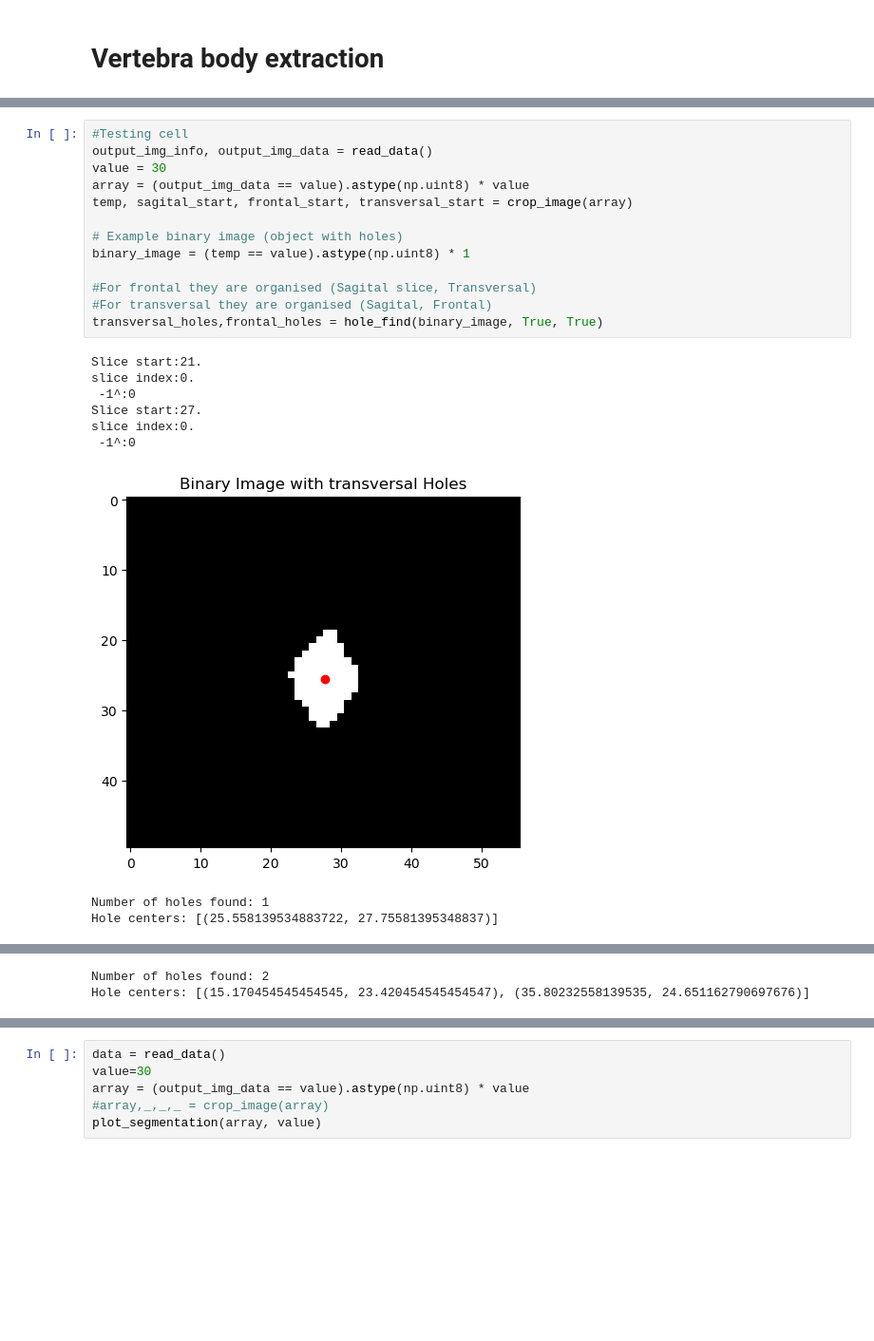
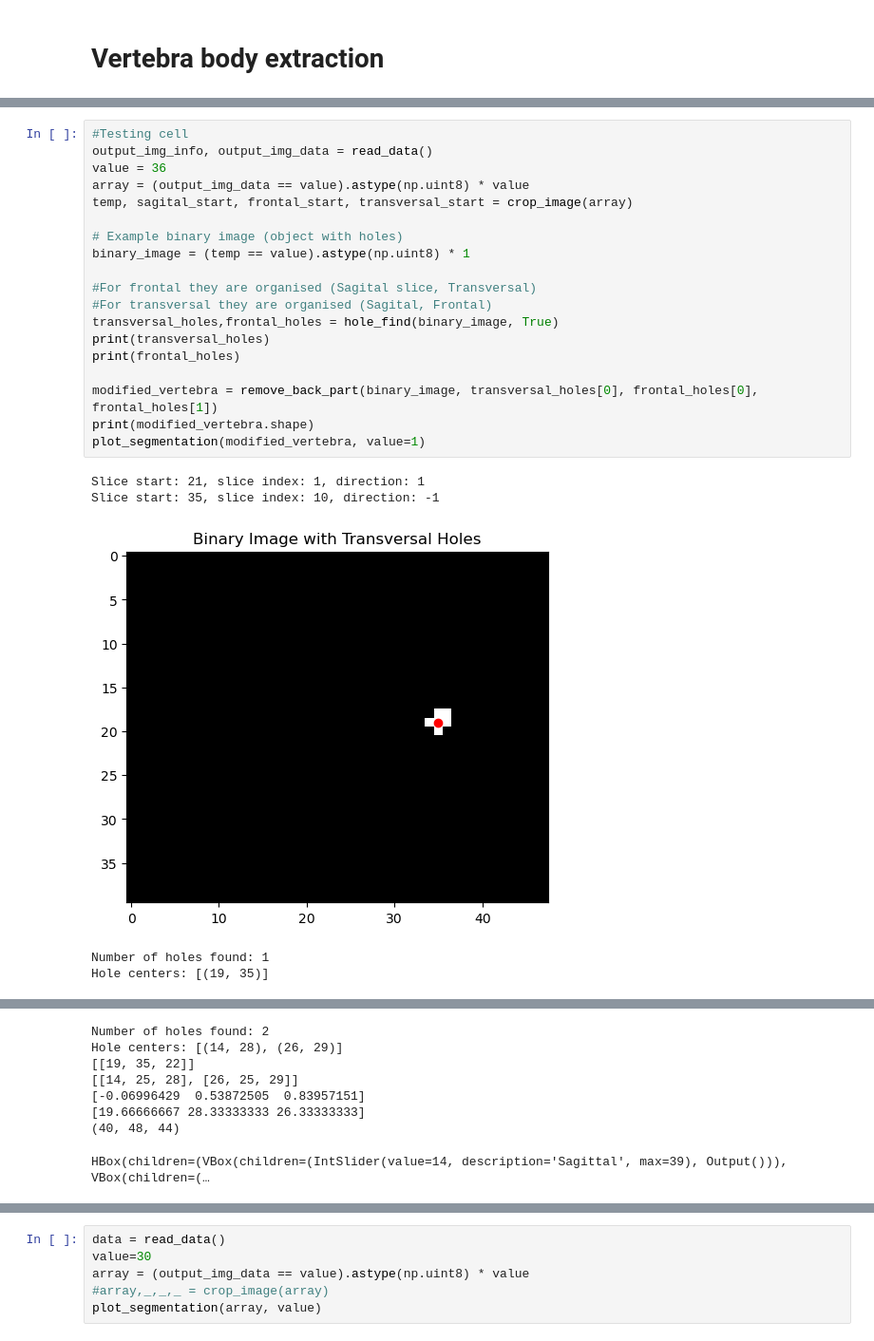
Before and after one commit to EmilKoco/Segmentation-practice, a Jupyter notebook: TestProgam.ipynb, the cells around one changed output, grey strips where cells are left out. Shown: that part at 95% size. Saved outputs shown, nothing was run; the diff lists cells and outputs as text; blank space fills up the shorter version.

```diff
--- a/TestProgam.ipynb
+++ b/TestProgam.ipynb
@@ -340,23 +340,25 @@ modified_vertebra = remove_back_part(vertebra, center, connections)
 # %%
 #Testing cell
 output_img_info, output_img_data = read_data()
-value = 30
+value = 36
 array = (output_img_data == value).astype(np.uint8) * value
 temp, sagital_start, frontal_start, transversal_start = crop_image(array)
 
 # Example binary image (object with holes)
 binary_image = (temp == value).astype(np.uint8) * 1
 
 #For frontal they are organised (Sagital slice, Transversal)
 #For transversal they are organised (Sagital, Frontal)
-transversal_holes,frontal_holes = hole_find(binary_image, True, True)
+transversal_holes,frontal_holes = hole_find(binary_image, True)
+print(transversal_holes)
+print(frontal_holes)
+
+modified_vertebra = remove_back_part(binary_image, transversal_holes[0], frontal_holes[0], frontal_holes[1])
+print(modified_vertebra.shape)
+plot_segmentation(modified_vertebra, value=1)
 # %% [output]
-Slice start:21.
-slice index:0.
- -1^:0
-Slice start:27.
-slice index:0.
- -1^:0
+Slice start: 21, slice index: 1, direction: 1
+Slice start: 35, slice index: 10, direction: -1
-[figure, old version]
+[figure, new version]
 Number of holes found: 1
-Hole centers: [(25.558139534883722, 27.75581395348837)]
+Hole centers: [(19, 35)]
@@ -364,2 +366,8 @@ Hole centers: [(25.558139534883722, 27.75581395348837)]
 Number of holes found: 2
-Hole centers: [(15.170454545454545, 23.420454545454547), (35.80232558139535, 24.651162790697676)]
+Hole centers: [(14, 28), (26, 29)]
+[[19, 35, 22]]
+[[14, 25, 28], [26, 25, 29]]
+[-0.06996429  0.53872505  0.83957151]
+[19.66666667 28.33333333 26.33333333]
+(40, 48, 44)
+HBox(children=(VBox(children=(IntSlider(value=14, description='Sagittal', max=39), Output())), VBox(children=(…
```
Also changed, not shown: parts of 10 cells of this notebook.
